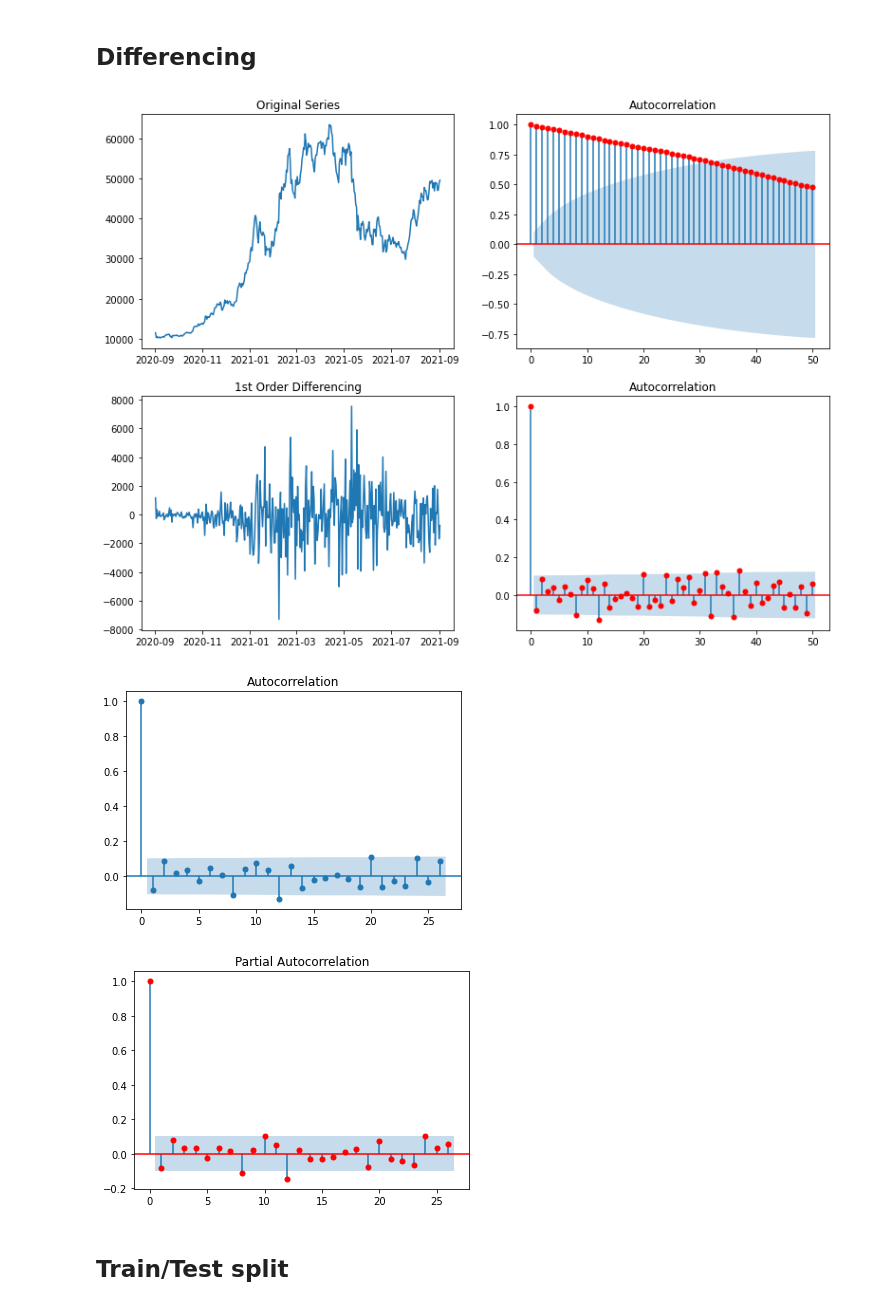
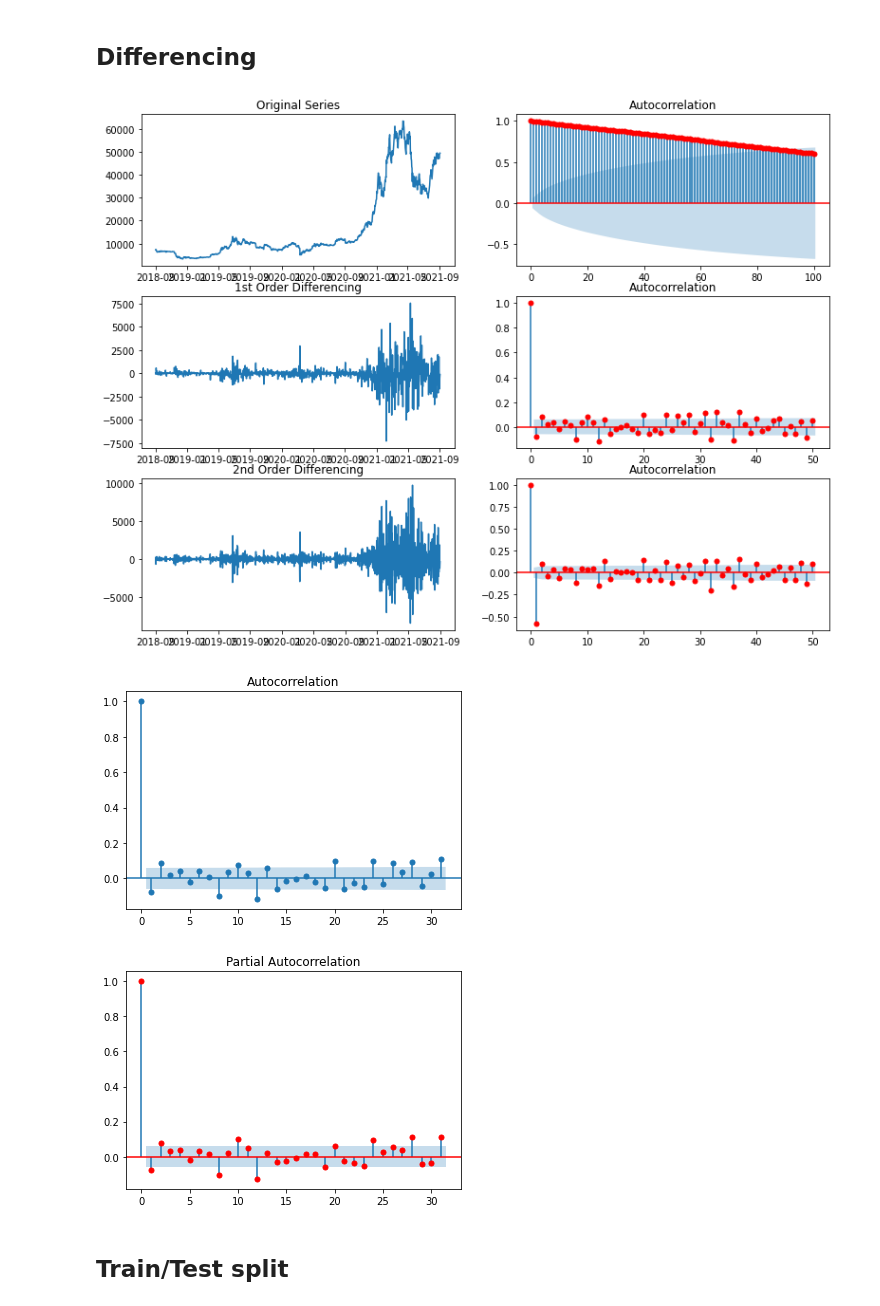
Before and after one commit to omarbelhaj99/cryptocurrency_trading, a Jupyter notebook: notebooks/timeseriesbaseline.ipynb, the cells around one changed output. Cells and saved outputs as stored; diff of their text form; code cells hidden in the pictures.

```diff
--- a/notebooks/timeseriesbaseline.ipynb
+++ b/notebooks/timeseriesbaseline.ipynb
@@ -51,8 +51,8 @@ df_2
 1827 rows × 2 columns
 # %%
-date = pd.to_datetime('2020-09-01')
+date = pd.to_datetime('2018-09-01')
 # %%
-df_lastyear = df_2[df_2['date']>date]
+df_3years = df_2[df_2['date']>date]
 # %%
-df_lastyear = df_lastyear.set_index('date')
+df_3years = df_3years.set_index('date')
 # %%
@@ -75,3 +75,3 @@ df_lastyear
 # %%
-y = df_lastyear.adjClose
+y = df_3years.adjClose
 # %%
@@ -147,27 +147,31 @@ plot_acf(log_diffed_data['adjClose'], lags=50);
 ## Differencing
 # %%
 # Original Series
-fig, axes = plt.subplots(2, 2, figsize=(13,10))
+fig, axes = plt.subplots(3, 2, figsize=(13,10))
 axes[0, 0].plot(y); axes[0, 0].set_title('Original Series')
-plot_acf(y, lags=50, ax=axes[0, 1], c='r')
+plot_acf(y, lags=100, ax=axes[0, 1], c='r')
 
 # 1st Differencing
 axes[1, 0].plot(y.diff()); axes[1, 0].set_title('1st Order Differencing')
 plot_acf(y.diff().dropna(), lags=50, ax=axes[1, 1], c='r')
 
+# 2nd Differencing
+axes[2, 0].plot(y.diff().diff()); axes[2, 0].set_title('2nd Order Differencing')
+plot_acf(y.diff().diff().dropna(), lags=50, ax=axes[2, 1], c='r')
+
 plt.show()
 # %% [output]
-[figure, old version]
+[figure, new version]
 # %%
 y_diff = y.diff().dropna()
 # %%
 plot_acf(y_diff);
 # %% [output]
-[figure, old version]
+[figure, new version]
 # %%
 plot_pacf(y_diff, c='r');
 # %% [output]
-[figure, old version]
+[figure, new version]
 # %% [markdown]
 ## Train/Test split
 # %%
```
Also changed, not shown: parts of 46 cells of this notebook, 12 other files.
